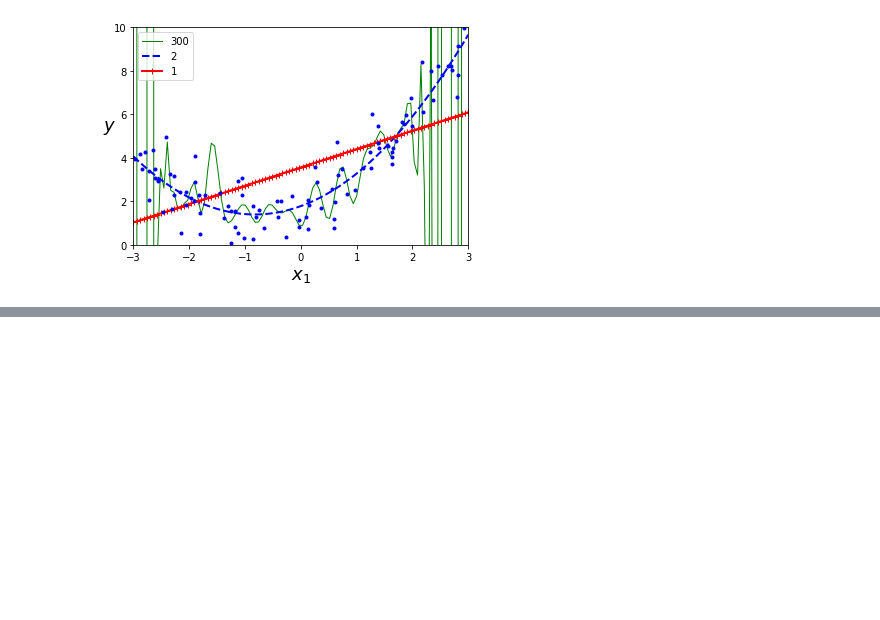
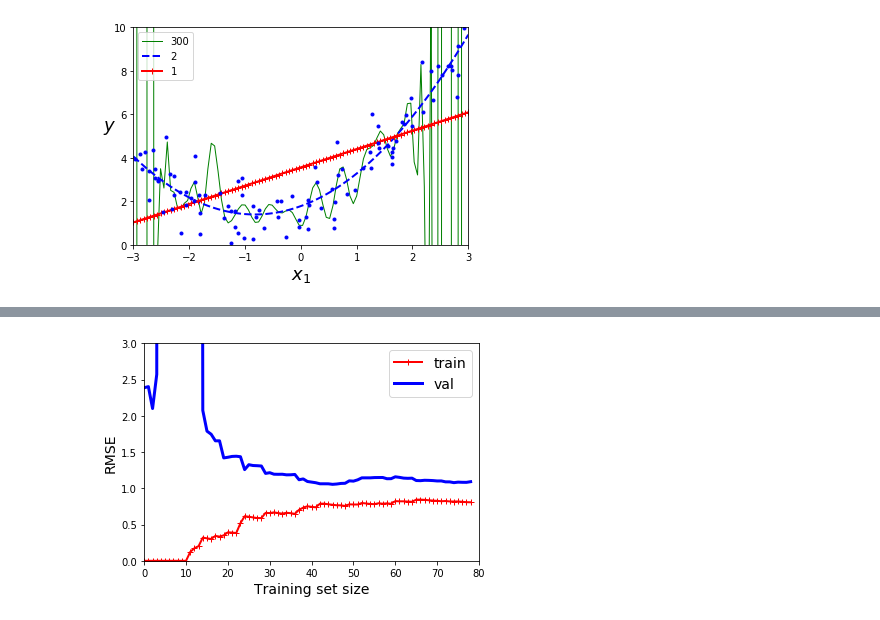
Before and after one commit to HaelC/Hands-on_ML, a Jupyter notebook: Chapter 4/Sample Code.ipynb, the cells around one changed output, grey strips where cells are left out. Drawn from its saved outputs; the diff is of its cells as text; code cells hidden in the pictures; blank space fills up the shorter version.

```diff
--- a/Chapter 4/Sample Code.ipynb
+++ b/Chapter 4/Sample Code.ipynb
@@ -269,0 +305,16 @@ plt.show()
+# %%
+# overfitting(a bit) learning curve
+# low RMSE in training, and a gap between training and validation
+
+from sklearn.pipeline import Pipeline
+
+polynomial_regression = Pipeline([
+        ("poly_features", PolynomialFeatures(degree=10, include_bias=False)),
+        ("lin_reg", LinearRegression()),
+    ])
+
+plot_learning_curves(polynomial_regression, X, y)
+plt.axis([0, 80, 0, 3])           # not shown
+plt.show()                        # not shown
+# %% [output]
+[figure, added]
```
Also changed, not shown: parts of 3 cells of this notebook.
